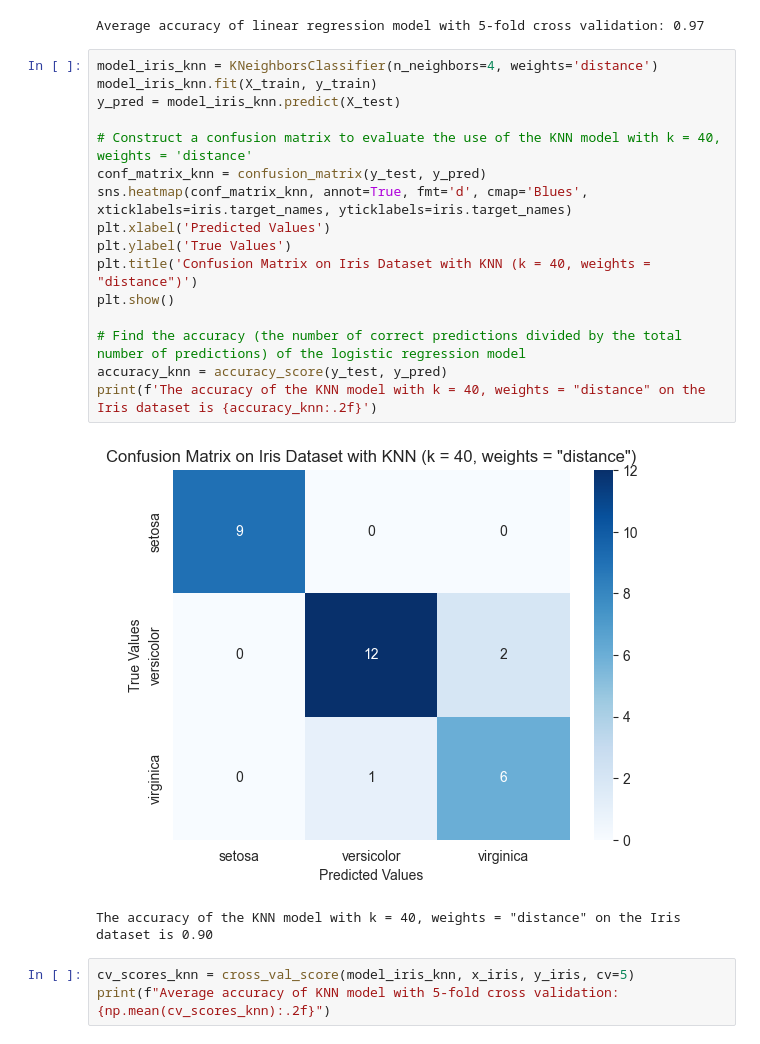
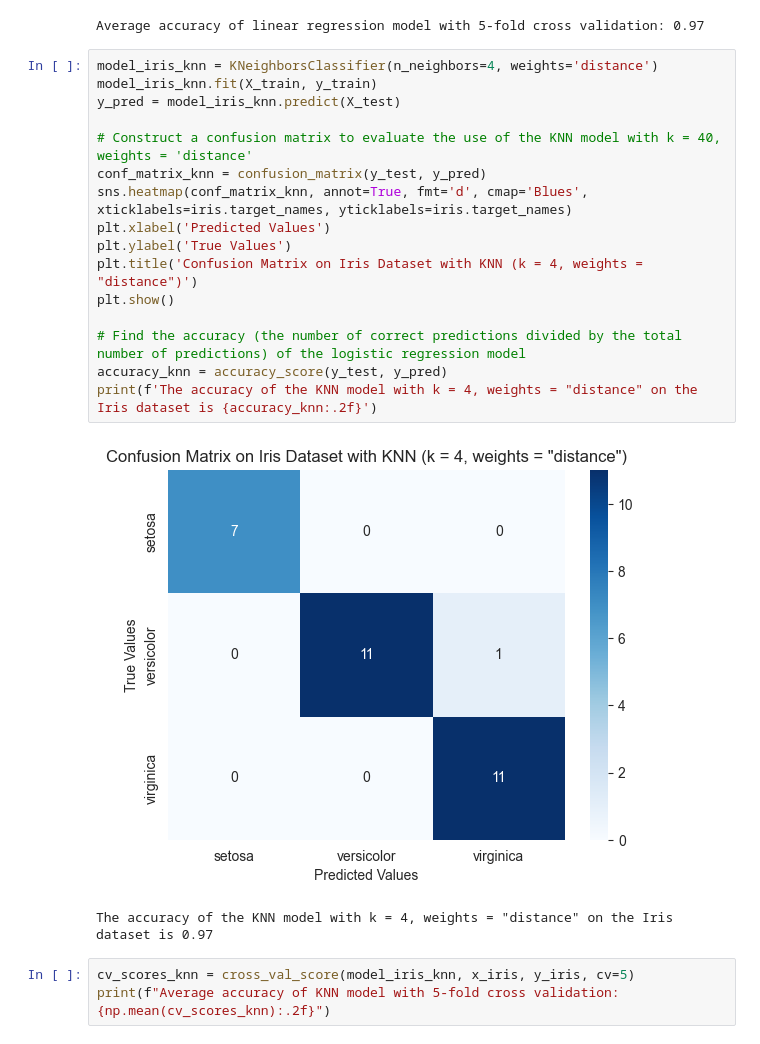
Before and after one commit to sdvelev/Introduction-To-Data-Science-And-AI, a Jupyter notebook: 02-regression-and-classification/assignment-2-Stefan-Velev.ipynb, the cells around one changed output. Saved outputs shown, nothing was run; the diff lists cells and outputs as text.

```diff
--- a/02-regression-and-classification/assignment-2-Stefan-Velev.ipynb
+++ b/02-regression-and-classification/assignment-2-Stefan-Velev.ipynb
@@ -404,22 +384,22 @@ Average accuracy of linear regression model with 5-fold cross validation: 0.97
 # %%
 model_iris_knn = KNeighborsClassifier(n_neighbors=4, weights='distance')
 model_iris_knn.fit(X_train, y_train)
 y_pred = model_iris_knn.predict(X_test)
 
 # Construct a confusion matrix to evaluate the use of the KNN model with k = 40, weights = 'distance'
 conf_matrix_knn = confusion_matrix(y_test, y_pred)
 sns.heatmap(conf_matrix_knn, annot=True, fmt='d', cmap='Blues', xticklabels=iris.target_names, yticklabels=iris.target_names)
 plt.xlabel('Predicted Values')
 plt.ylabel('True Values')
-plt.title('Confusion Matrix on Iris Dataset with KNN (k = 40, weights = "distance")')
+plt.title('Confusion Matrix on Iris Dataset with KNN (k = 4, weights = "distance")')
 plt.show()
 
 # Find the accuracy (the number of correct predictions divided by the total number of predictions) of the logistic regression model
 accuracy_knn = accuracy_score(y_test, y_pred)
-print(f'The accuracy of the KNN model with k = 40, weights = "distance" on the Iris dataset is {accuracy_knn:.2f}')
+print(f'The accuracy of the KNN model with k = 4, weights = "distance" on the Iris dataset is {accuracy_knn:.2f}')
 # %% [output]
-[figure, old version]
+[figure, new version]
-The accuracy of the KNN model with k = 40, weights = "distance" on the Iris dataset is 0.90
+The accuracy of the KNN model with k = 4, weights = "distance" on the Iris dataset is 0.97
 # %%
 cv_scores_knn = cross_val_score(model_iris_knn, x_iris, y_iris, cv=5)
 print(f"Average accuracy of KNN model with 5-fold cross validation: {np.mean(cv_scores_knn):.2f}")
```
Also changed, not shown: parts of 15 cells of this notebook.
